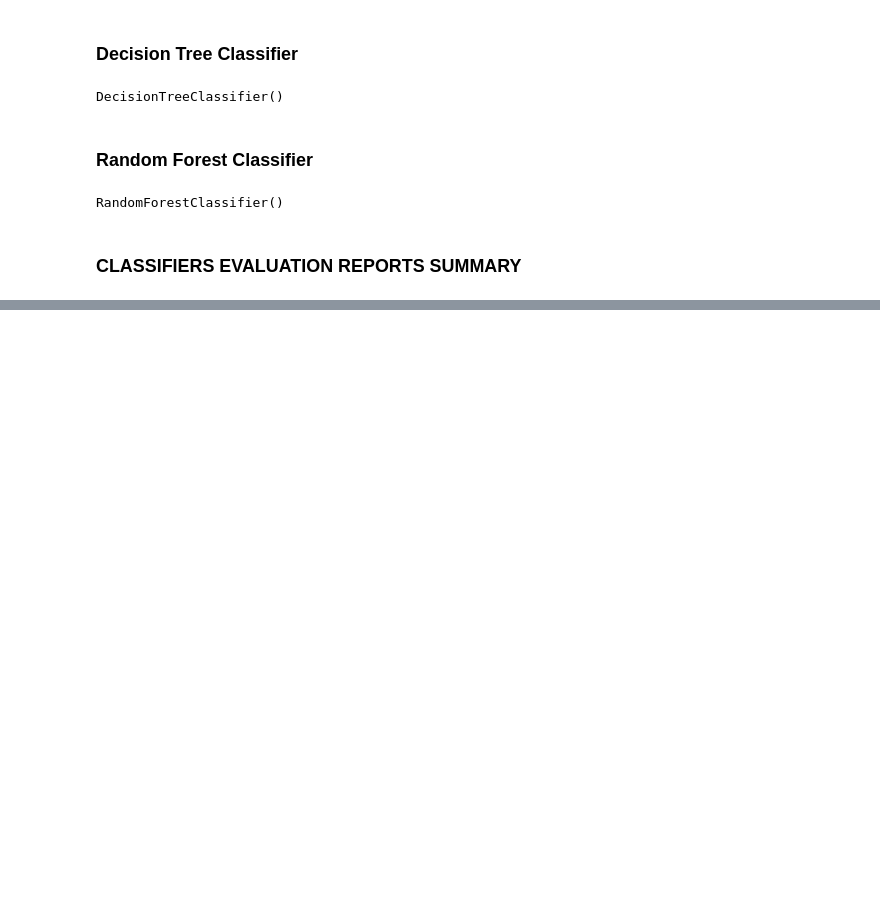
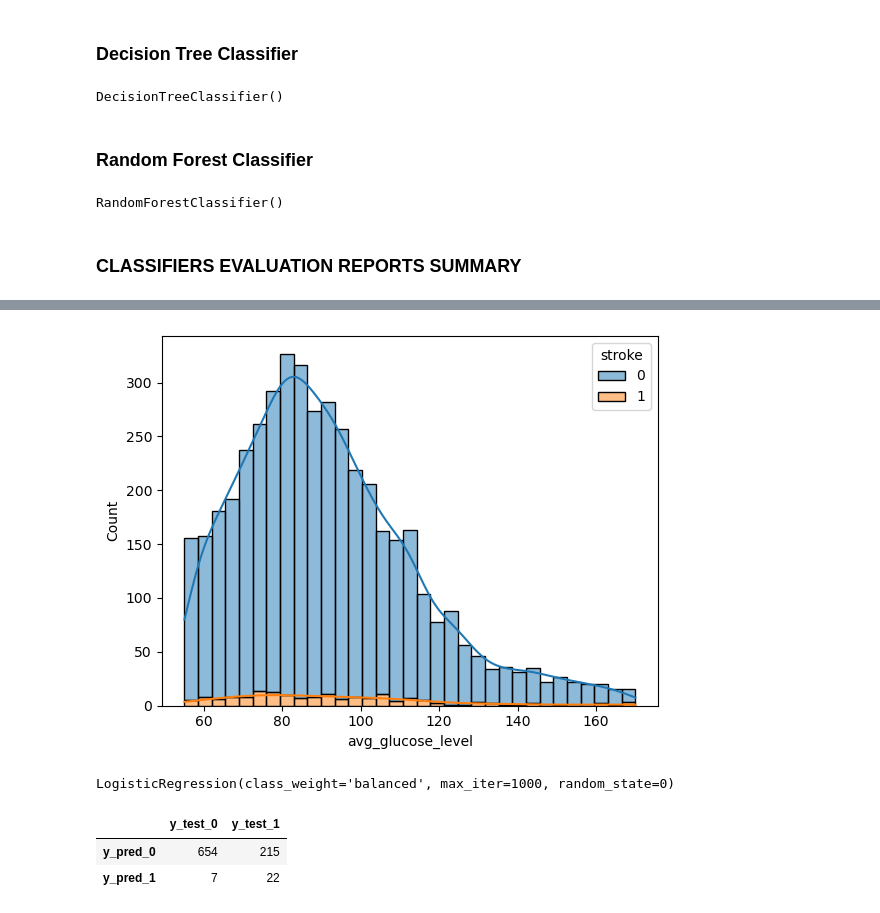
Before and after one commit to pkodja/StrokePredict, a Jupyter notebook: Models/strokepred.ipynb, the cells around one changed output, grey strips where cells are left out. Saved outputs shown, nothing was run; the diff lists cells and outputs as text; code cells hidden in the pictures; blank space fills up the shorter version.

Commit message:
strokepred last update

```diff
--- a/Models/strokepred.ipynb
+++ b/Models/strokepred.ipynb
@@ -1348,0 +1362,2 @@ weighted avg       0.83      0.80      0.80      1932
+# %%
+df_glucose_outliers = df_PrePro.copy()
@@ -1348,0 +1387,9 @@ weighted avg       0.83      0.80      0.80      1932
+# %%
+df_no_outliers = df_glucose_outliers.loc[df_glucose_outliers.avg_glucose_level < 170,:]
+# %%
+#sns.displot(df_PrePro.avg_glucose_level,height=4, aspect=1.5)
+sns.histplot(x=('avg_glucose_level'),hue=('stroke'),multiple="stack",kde=True,data=df_no_outliers)
+#plt.savefig("images/avg_glucose_NoOutlier.png")
+plt.show()
+# %% [output]
+[figure, added]
@@ -1348,0 +1408,5 @@ weighted avg       0.83      0.80      0.80      1932
+# %%
+# here we train the model on the training data
+lr_model_NoOutlier.fit(X=X_train_NoOutlier, y=y_train_NoOutlier)
+# %% [output]
+LogisticRegression(class_weight='balanced', max_iter=1000, random_state=0)
@@ -1348,0 +1421,6 @@ weighted avg       0.83      0.80      0.80      1932
+# %%
+cf_NoOutlier
+# %% [output]
+|  | y_test_0 | y_test_1 |
+| y_pred_0 | 654 | 215 |
+| y_pred_1 | 7 | 22 |
```
Also changed, not shown: parts of 70 cells of this notebook, 17 other files.
